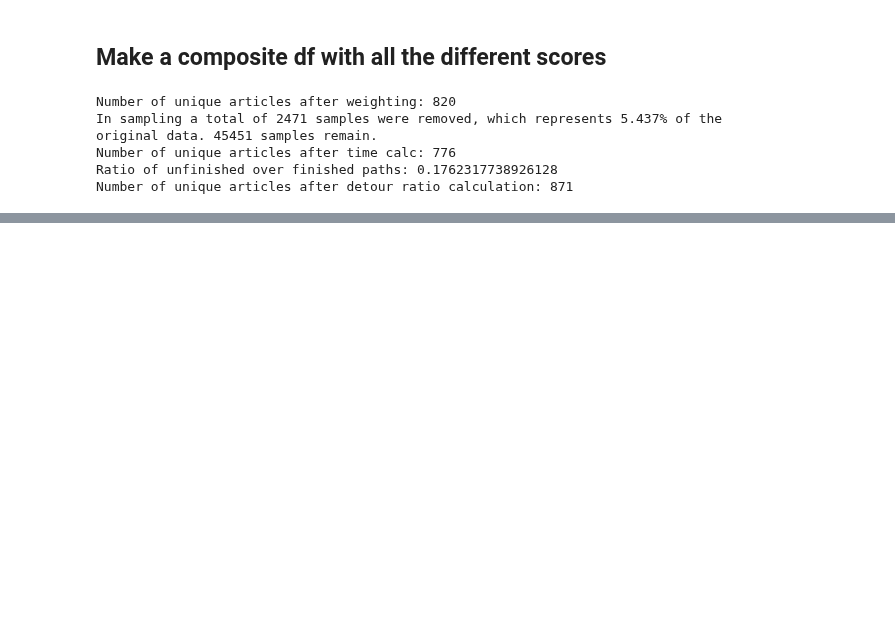
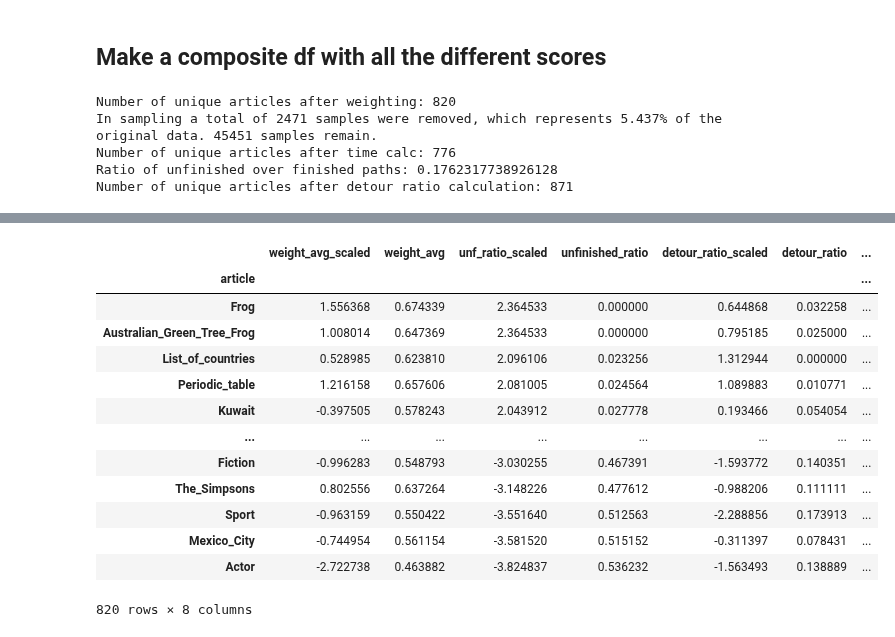
Before and after one commit to epfl-ada/ada-2024-project-adaholiks, a Jupyter notebook: clean_artilce_scoring.ipynb, the cells around one changed output, grey strips where cells are left out. Cells and saved outputs as stored; diff of their text form; code cells hidden in the pictures; blank space fills up the shorter version.

```diff
--- a/clean_artilce_scoring.ipynb
+++ b/clean_artilce_scoring.ipynb
@@ -402,0 +415,18 @@ composite_df.sort_values(by='weighted_avg', ascending=False)
+# %%
+# sort by unfinished ratio (ratio of the number of times an article appears in unfinished paths over the total number of times it appears)
+composite_df.sort_values(by='unf_ratio_scaled', ascending=False)
+# %% [output]
+|  | weight_avg_scaled | weight_avg | unf_ratio_scaled | unfinished_ratio | detour_ratio_scaled | detour_ratio | ... |
+| article |  |  |  |  |  |  | ... |
+| Frog | 1.556368 | 0.674339 | 2.364533 | 0.000000 | 0.644868 | 0.032258 | ... |
+| Australian_Green_Tree_Frog | 1.008014 | 0.647369 | 2.364533 | 0.000000 | 0.795185 | 0.025000 | ... |
+| List_of_countries | 0.528985 | 0.623810 | 2.096106 | 0.023256 | 1.312944 | 0.000000 | ... |
+| Periodic_table | 1.216158 | 0.657606 | 2.081005 | 0.024564 | 1.089883 | 0.010771 | ... |
+| Kuwait | -0.397505 | 0.578243 | 2.043912 | 0.027778 | 0.193466 | 0.054054 | ... |
+| ... | ... | ... | ... | ... | ... | ... | ... |
+| Fiction | -0.996283 | 0.548793 | -3.030255 | 0.467391 | -1.593772 | 0.140351 | ... |
+| The_Simpsons | 0.802556 | 0.637264 | -3.148226 | 0.477612 | -0.988206 | 0.111111 | ... |
+| Sport | -0.963159 | 0.550422 | -3.551640 | 0.512563 | -2.288856 | 0.173913 | ... |
+| Mexico_City | -0.744954 | 0.561154 | -3.581520 | 0.515152 | -0.311397 | 0.078431 | ... |
+| Actor | -2.722738 | 0.463882 | -3.824837 | 0.536232 | -1.563493 | 0.138889 | ... |
+820 rows × 8 columns
```
Also changed, not shown: parts of 10 cells of this notebook, 1 other file.
